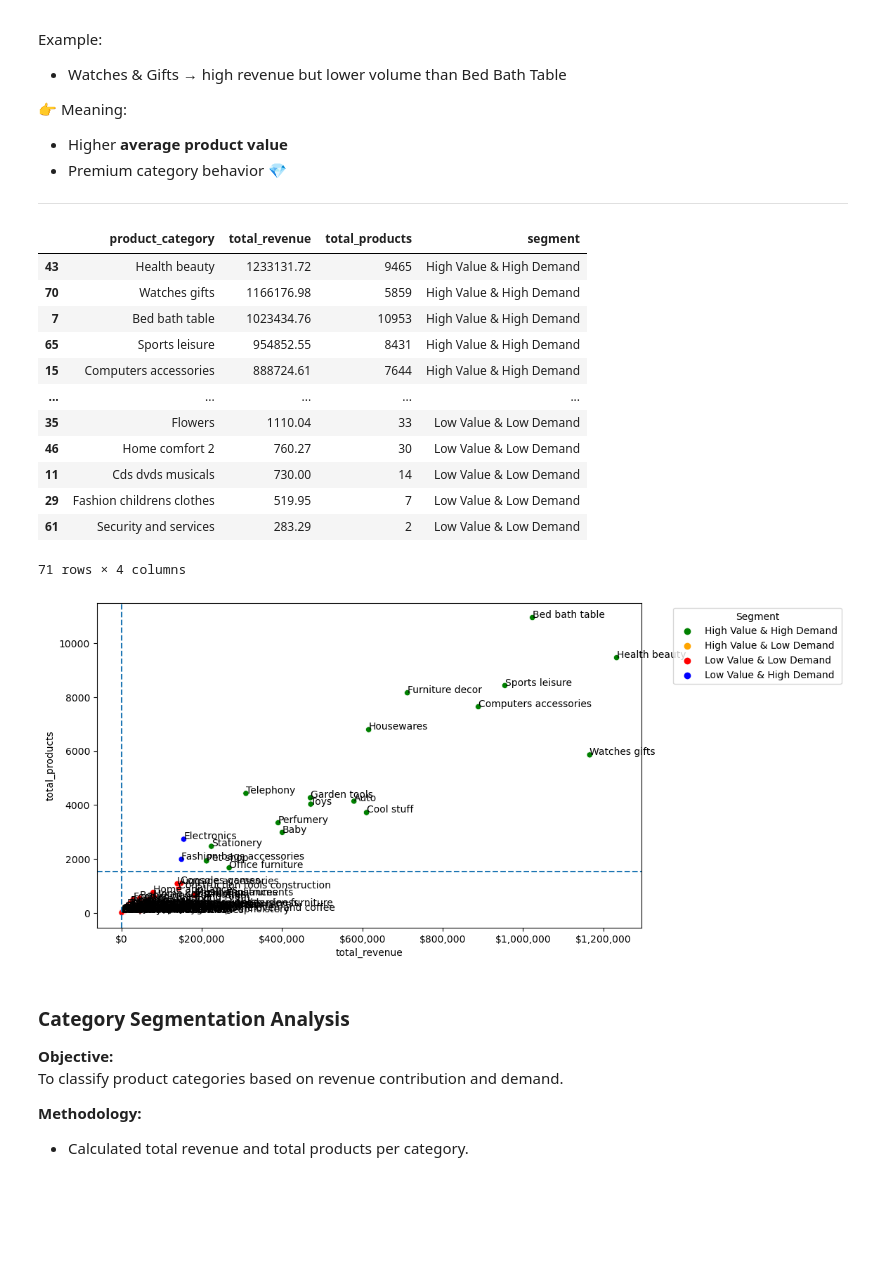
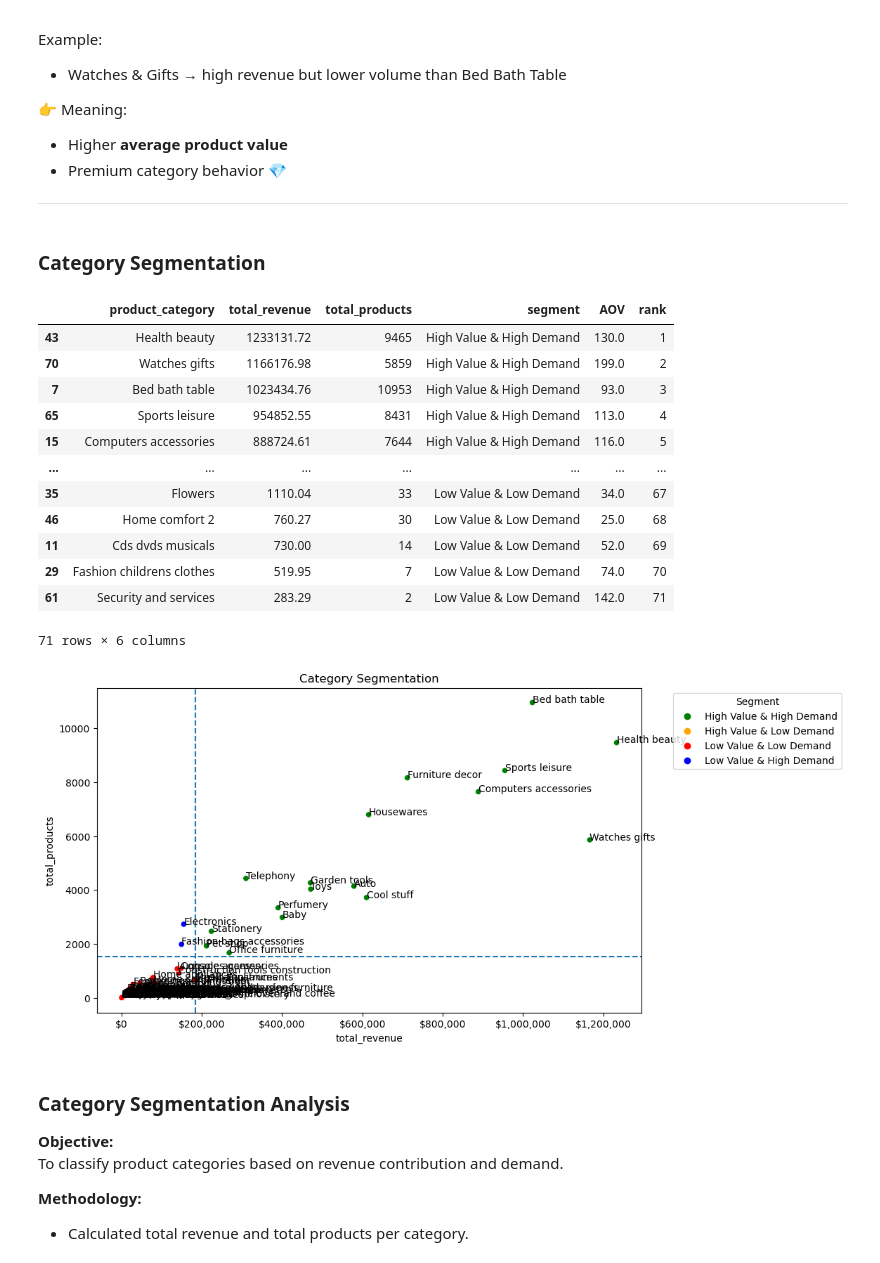
Before and after one commit to abe-temitope/olist-ecommerce-project-SQL-Python-PowerBI, a Jupyter notebook: notebooks/python_analysis.ipynb, the cells around one changed output. Drawn from its saved outputs; the diff is of its cells as text; code cells hidden in the pictures; blank space fills up the shorter version.

```diff
--- a/notebooks/python_analysis.ipynb
+++ b/notebooks/python_analysis.ipynb
@@ -1022,4 +1049,10 @@ category_summary = category_summary.groupby("product_category").agg(
     total_revenue=("price", "sum"),
     total_products=("product_id", "count")
 ).reset_index().sort_values(by="total_revenue", ascending=False)
+# %%
+category_summary["rank"] = (
+    category_summary["total_revenue"]
+    .rank(ascending=False, method="dense")
+    .astype(int)
+)
 # %%
@@ -1180,6 +1209,8 @@ Example:
 * Premium category behavior 💎
 
 ---
+# %% [markdown]
+### Category Segmentation
 # %%
 revenue_threshold = category_summary["total_revenue"].mean()
 demand_threshold = category_summary["total_products"].mean()
@@ -1197,49 +1228,50 @@ def segment(row):
 category_summary["segment"] = category_summary.apply(segment, axis=1)
 category_summary
 # %% [output]
-|  | product_category | total_revenue | total_products | segment |
-| 43 | Health beauty | 1233131.72 | 9465 | High Value & High Demand |
-| 70 | Watches gifts | 1166176.98 | 5859 | High Value & High Demand |
-| 7 | Bed bath table | 1023434.76 | 10953 | High Value & High Demand |
-| 65 | Sports leisure | 954852.55 | 8431 | High Value & High Demand |
-| 15 | Computers accessories | 888724.61 | 7644 | High Value & High Demand |
-| ... | ... | ... | ... | ... |
-| 35 | Flowers | 1110.04 | 33 | Low Value & Low Demand |
-| 46 | Home comfort 2 | 760.27 | 30 | Low Value & Low Demand |
-| 11 | Cds dvds musicals | 730.00 | 14 | Low Value & Low Demand |
-| 29 | Fashion childrens clothes | 519.95 | 7 | Low Value & Low Demand |
-| 61 | Security and services | 283.29 | 2 | Low Value & Low Demand |
+|  | product_category | total_revenue | total_products | segment | AOV | rank |
+| 43 | Health beauty | 1233131.72 | 9465 | High Value & High Demand | 130.0 | 1 |
+| 70 | Watches gifts | 1166176.98 | 5859 | High Value & High Demand | 199.0 | 2 |
+| 7 | Bed bath table | 1023434.76 | 10953 | High Value & High Demand | 93.0 | 3 |
+| 65 | Sports leisure | 954852.55 | 8431 | High Value & High Demand | 113.0 | 4 |
+| 15 | Computers accessories | 888724.61 | 7644 | High Value & High Demand | 116.0 | 5 |
+| ... | ... | ... | ... | ... | ... | ... |
+| 35 | Flowers | 1110.04 | 33 | Low Value & Low Demand | 34.0 | 67 |
+| 46 | Home comfort 2 | 760.27 | 30 | Low Value & Low Demand | 25.0 | 68 |
+| 11 | Cds dvds musicals | 730.00 | 14 | Low Value & Low Demand | 52.0 | 69 |
+| 29 | Fashion childrens clothes | 519.95 | 7 | Low Value & Low Demand | 74.0 | 70 |
+| 61 | Security and services | 283.29 | 2 | Low Value & Low Demand | 142.0 | 71 |
-71 rows × 4 columns
+71 rows × 6 columns
 # %%
 fig, ax = plt.subplots(figsize=(10,6))
 
 sns.scatterplot(
     data=category_summary,
     x="total_revenue",
     y="total_products",
     hue="segment",
     palette=palette,
     ax=ax
 )
 
 for _, row in category_summary.iterrows():
     ax.text(
         row["total_revenue"],
         row["total_products"],
         row["product_category"],
         fontsize=10
     )
 
 ax.xaxis.set_major_formatter(FuncFormatter(lambda x, _: f"${x:,.0f}"))
 
 ax.axvline(revenue_threshold, linestyle="--")
-ax.axhline(product_threshold, linestyle="--")
+ax.axhline(demand_threshold, linestyle="--")
 
+ax.set_title("Category Segmentation")
 ax.legend(title="Segment", bbox_to_anchor=(1.05, 1), loc="upper left")
 
 plt.show()
 # %% [output]
-[figure, old version]
+[figure, new version]
 # %% [markdown]
 ### Category Segmentation Analysis
 
```
Also changed, not shown: parts of 24 cells of this notebook, 18 other files.
